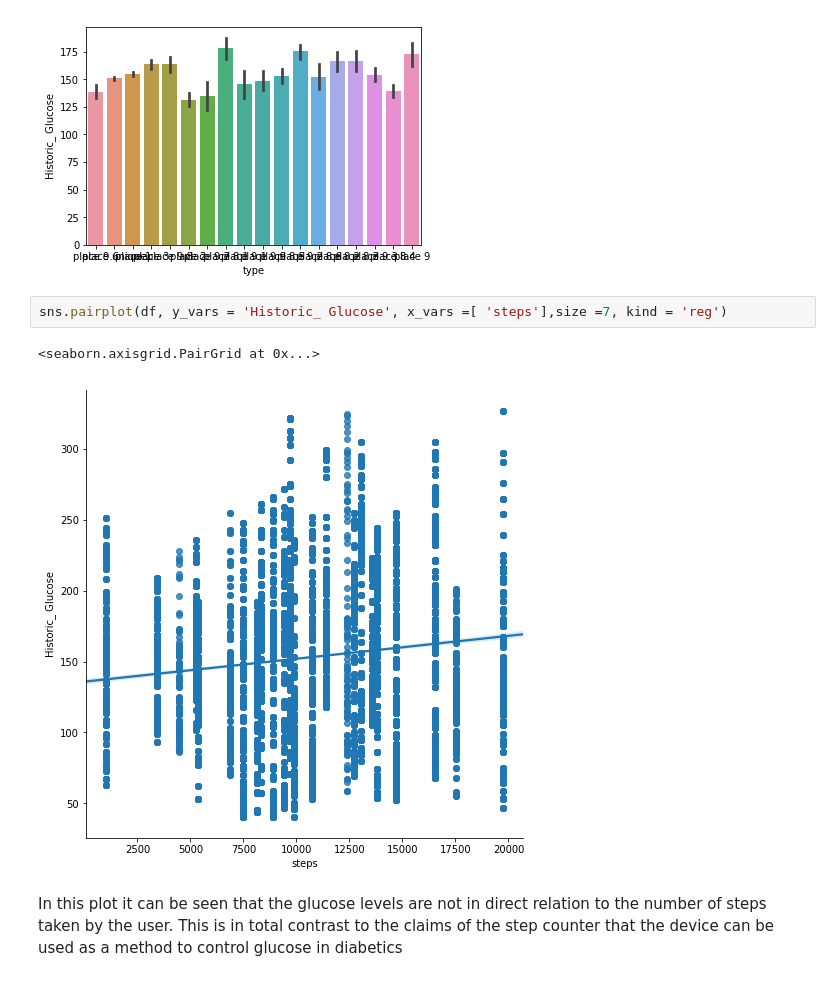
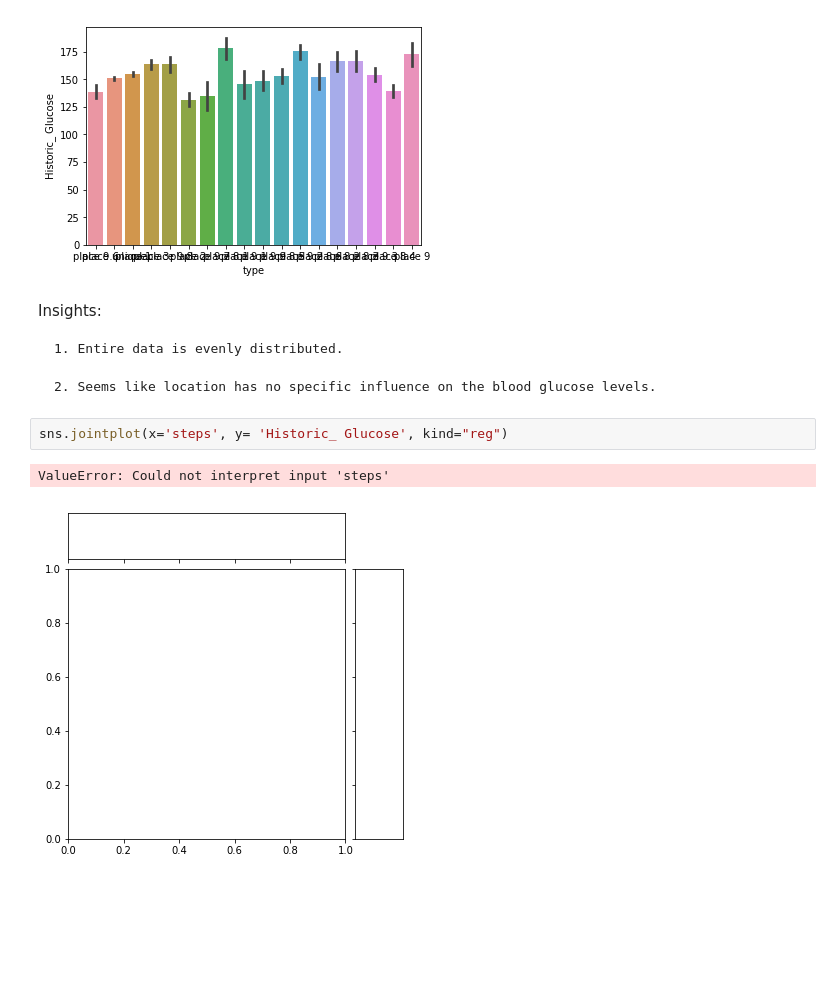
Before and after one commit to arunehealth/DiabeticProject, a Jupyter notebook: DiabeticVisualization.ipynb, the cells around one changed output. Drawn from its saved outputs; the diff is of its cells as text; blank space fills up the shorter version.

```diff
--- a/DiabeticVisualization.ipynb
+++ b/DiabeticVisualization.ipynb
@@ -62,11 +146,14 @@ sns.barplot(x = 'type', y = 'Historic_ Glucose', data = df)
 # %% [output]
 <matplotlib.axes._subplots.AxesSubplot at 0x...>
 [figure]
+# %% [markdown]
+Insights:
+
+    1. Entire data is evenly distributed.
+
+    2. Seems like location has no specific influence on the blood glucose levels.
 # %%
-sns.pairplot(df, y_vars = 'Historic_ Glucose', x_vars =[ 'steps'],size =7, kind = 'reg')
+sns.jointplot(x='steps', y= 'Historic_ Glucose', kind="reg")
 # %% [output]
-<seaborn.axisgrid.PairGrid at 0x...>
+ValueError: Could not interpret input 'steps'
-[figure, old version]
+[figure, new version]
-# %% [markdown]
-In this plot it can be seen that the glucose levels are not in direct relation to the number of steps taken by the user.
-This is in total contrast to the claims of the step counter that the device can be used as a method to control glucose in diabetics
```
Also changed, not shown: parts of 18 cells of this notebook.
